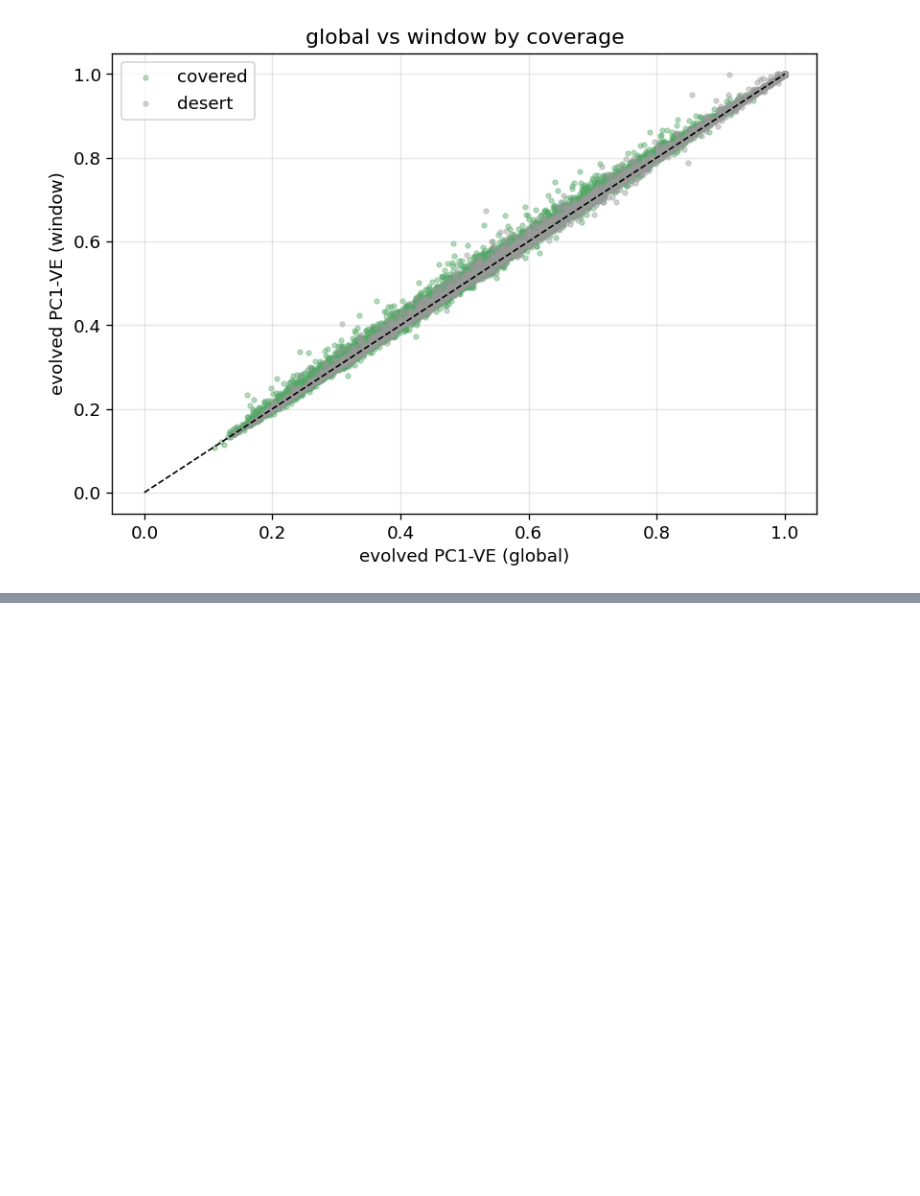
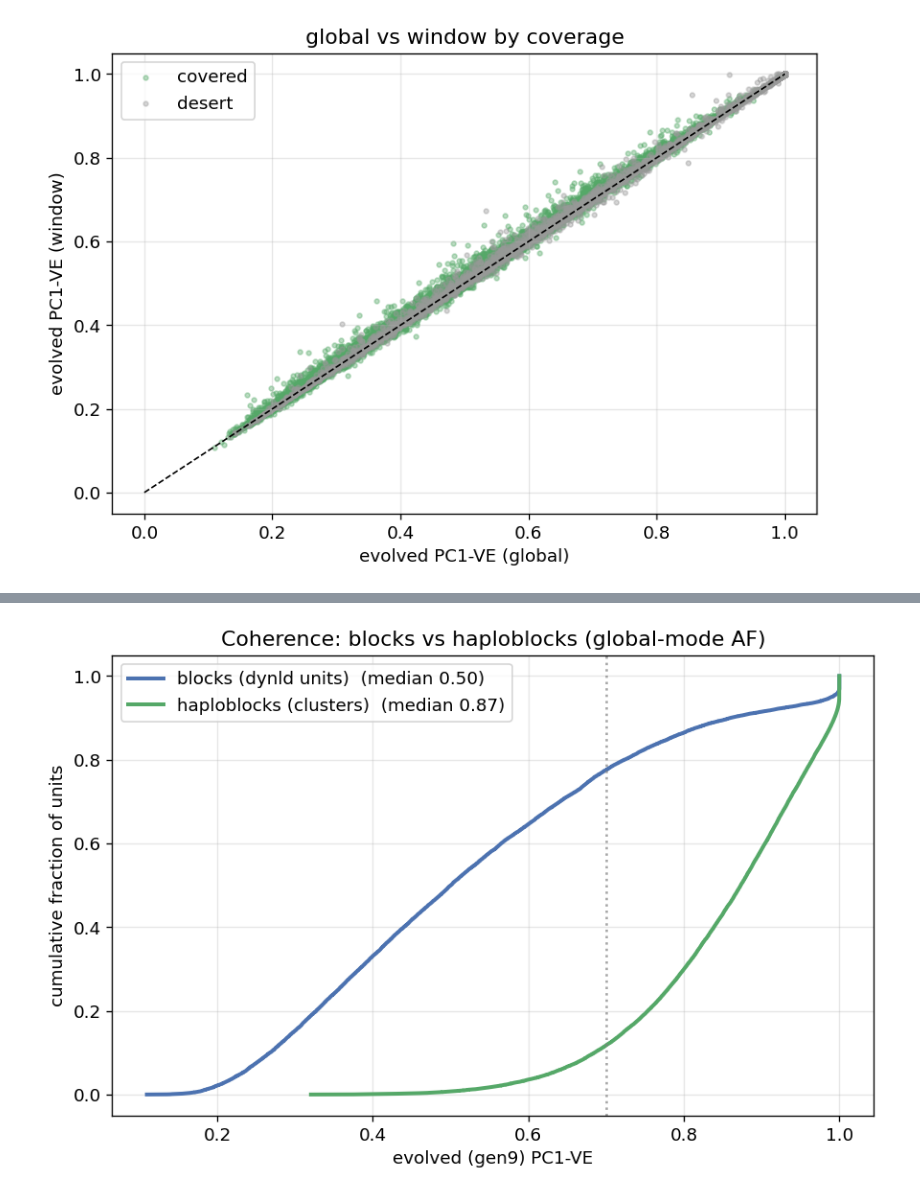
Before and after one commit to Tatianabellagio/kMate, a Jupyter notebook: analysis/grenenet_gea/notebooks/block_breakage_window_vs_global.ipynb, the cells around one changed output, grey strips where cells are left out. Drawn from its saved outputs; the diff is of its cells as text; code cells hidden in the pictures; blank space fills up the shorter version.

```diff
--- a/analysis/grenenet_gea/notebooks/block_breakage_window_vs_global.ipynb
+++ b/analysis/grenenet_gea/notebooks/block_breakage_window_vs_global.ipynb
@@ -103,0 +150,12 @@ COVERED  n=16403 | breakage global  4.6% window  4.2% | median evolved VE global
+# %%
+fig, ax = plt.subplots(figsize=(7.5, 5))
+for v, lab, col in [(d.evolved_ve_global.dropna(), "blocks (dynld units)", "#4C72B0"),
+                    (hb.evolved_ve_global.dropna(), "haploblocks (clusters)", "#55A868")]:
+    s = np.sort(v.values); ax.plot(s, np.arange(1,len(s)+1)/len(s), color=col, lw=2.4,
+                                   label=f"{lab}  (median {np.median(s):.2f})")
+ax.axvline(0.7, ls=":", color="grey", alpha=.7)
+ax.set_xlabel("evolved (gen9) PC1-VE"); ax.set_ylabel("cumulative fraction of units")
+ax.set_title("Coherence: blocks vs haploblocks (global-mode AF)"); ax.legend(loc="upper left")
+plt.tight_layout(); plt.show()
+# %% [output]
+[figure, added]
```
Also changed, not shown: parts of 4 cells of this notebook, 5 other files.
